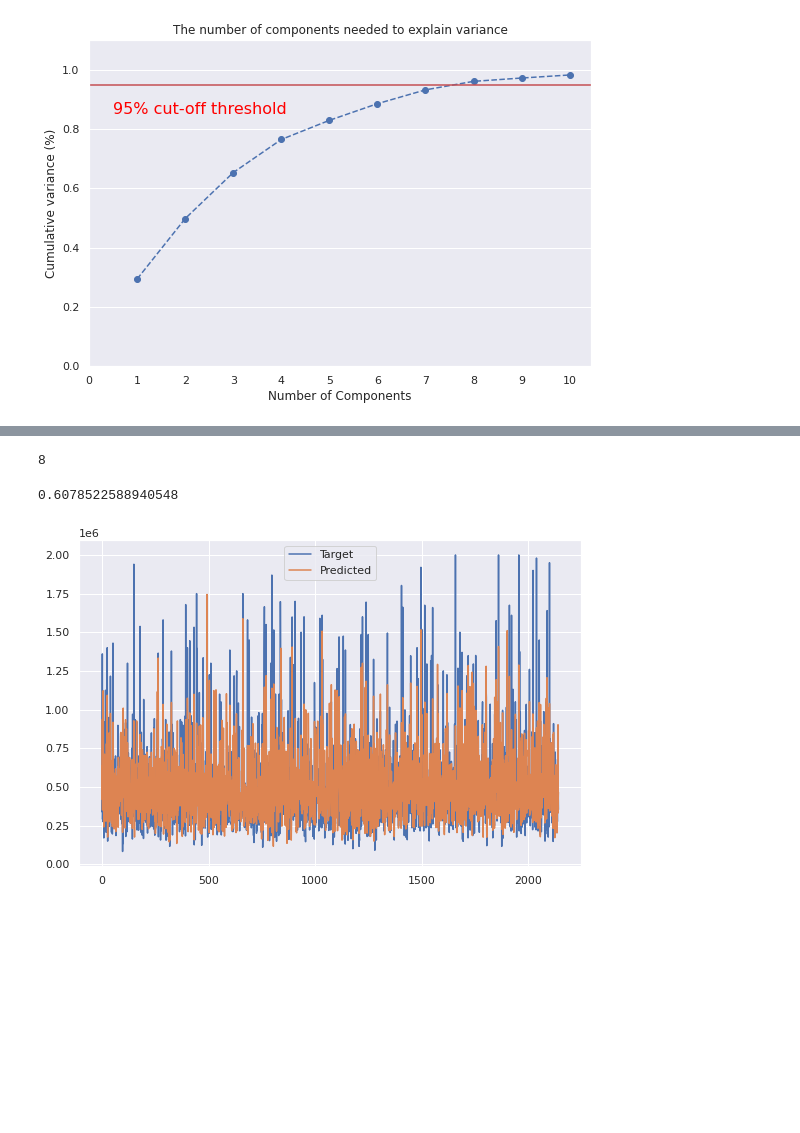
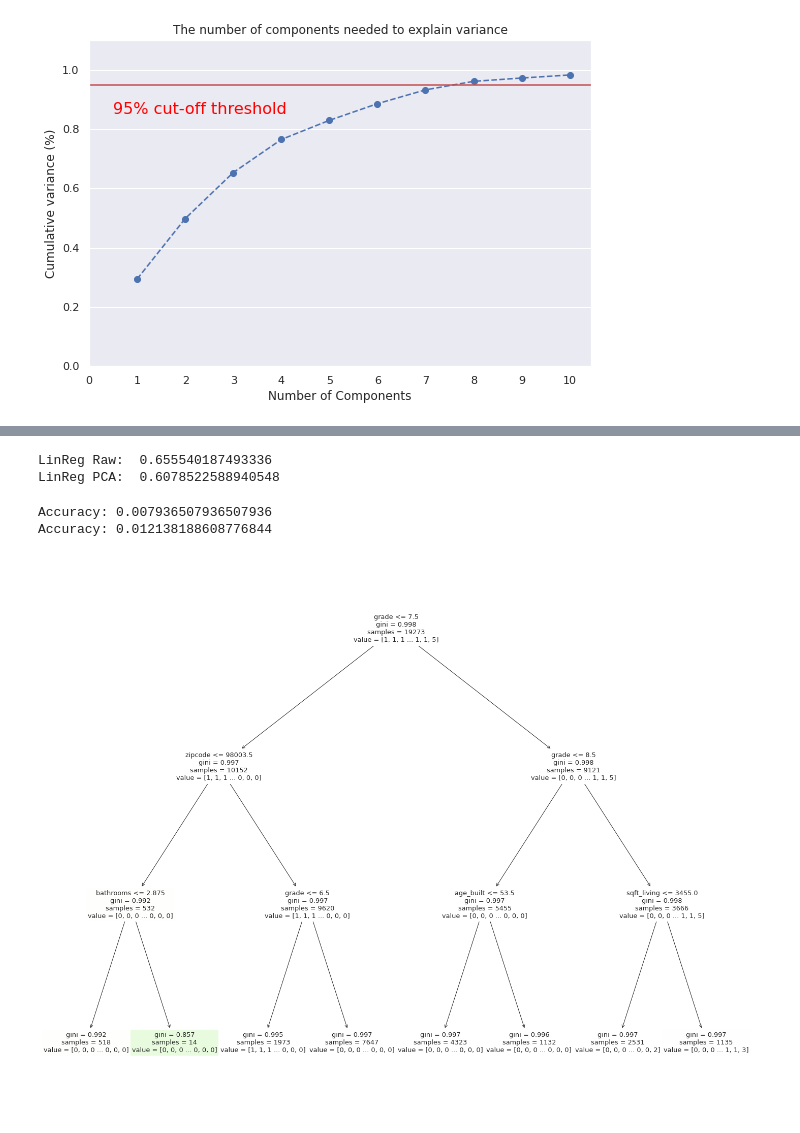
Before and after one commit to hanselkane/ML-Telyu, a Jupyter notebook: Week 1/ML_Telyu_Week_1_House_Prediction.ipynb, the cells around one changed output, grey strips where cells are left out. Drawn from its saved outputs; the diff is of its cells as text; code cells hidden in the pictures; blank space fills up the shorter version.

```diff
--- a/Week 1/ML_Telyu_Week_1_House_Prediction.ipynb
+++ b/Week 1/ML_Telyu_Week_1_House_Prediction.ipynb
@@ -213,7 +213,7 @@ cleaned_df.price.plot.hist()
 X = cleaned_df.drop('price',1)
 y = cleaned_df['price']
 # %%
-X_train, X_test, y_train, y_test = train_test_split(X, y, test_size=0.1, random_state=0)
+X_train_raw, X_test_raw, y_train, y_test = train_test_split(X, y, test_size=0.1, random_state=0)
 # %%
 # Feature scaling
 from sklearn.preprocessing import MinMaxScaler
@@ -301,29 +286,53 @@ Explained Variance: [0.29446106 0.20365313 0.1552451  0.11161229 0.0645244  0.05
-# %%
-len((X_train[0]))
-# TODO: print what columns factor/label are left ??
-# %% [output]
-8
 # %%
 from sklearn.linear_model import LinearRegression
+reg = LinearRegression().fit(X_train_raw, y_train) # Fit/train the model
+y_pred = reg.predict(X_test_raw)
+LinRegRawScore = reg.score(X_test_raw, y_test)
+
 reg = LinearRegression().fit(X_train, y_train) # Fit/train the model
 y_pred = reg.predict(X_test)
+LinRegPCAScore = reg.score(X_test,y_test)
+
+print("LinReg Raw: ",LinRegRawScore)
+print("LinReg PCA: ",LinRegPCAScore)
+# %% [output]
+LinReg Raw:  0.655540187493336
+LinReg PCA:  0.6078522588940548
-# %%
-reg.score(X_test, y_test)
-# %% [output]
-0.6078522588940548
-# %%
-import matplotlib.pyplot as plt
-import numpy as np
-
-# create data
-x = range(len(y_pred))
-y1 = y_test
-y2 = y_pred
-
-# plot lines
-plt.plot(x, y1, label = "Target")
-plt.plot(x, y2, label = "Predicted")
-plt.legend()
-plt.show()
-# %% [output]
-[figure, removed]
+# %%
+from sklearn.tree import DecisionTreeClassifier # Import Decision Tree Classifier
+from sklearn import metrics #Import scikit-learn metrics module for accuracy calculation
+
+clf = DecisionTreeClassifier()
+
+# Decision tree quickly overfits, soo... pruning is needed
+param_grid = {
+    "max_depth": [30,50],
+    "min_samples_split": [7,2],
+    "min_samples_leaf": [5,2]
+}
+from sklearn.model_selection import GridSearchCV
+from sklearn.metrics import roc_auc_score
+# grid_cv = GridSearchCV(clf, param_grid, scoring="r2", n_jobs=-1, cv=3).fit(X_train_raw, y_train)
+# print("Param for GS", grid_cv.best_params_)
+
+clf = DecisionTreeClassifier(max_depth=3 , min_samples_leaf= 7 , min_samples_split= 7 )
+clf = clf.fit(X_train_raw,y_train)
+y_pred = clf.predict(X_test_raw)
+print("Accuracy:",metrics.accuracy_score(y_test, y_pred))
+
+from sklearn import tree
+fig = plt.figure(figsize=(25,20))
+_ = tree.plot_tree(clf,
+                   feature_names=X_train_raw.columns.values.tolist(),
+                   filled=True)
+
+clf = DecisionTreeClassifier(max_depth=20 , min_samples_leaf= 7 , min_samples_split= 7 )
+clf = clf.fit(X_train_raw,y_train)
+y_pred = clf.predict(X_test_raw)
+
+DecisionTreeScore = metrics.accuracy_score(y_test, y_pred)
+print("Accuracy:",metrics.accuracy_score(y_test, y_pred))
+# %% [output]
+Accuracy: 0.007936507936507936
+Accuracy: 0.012138188608776844
+[figure, added]
```
Also changed, not shown: parts of 5 cells of this notebook.
